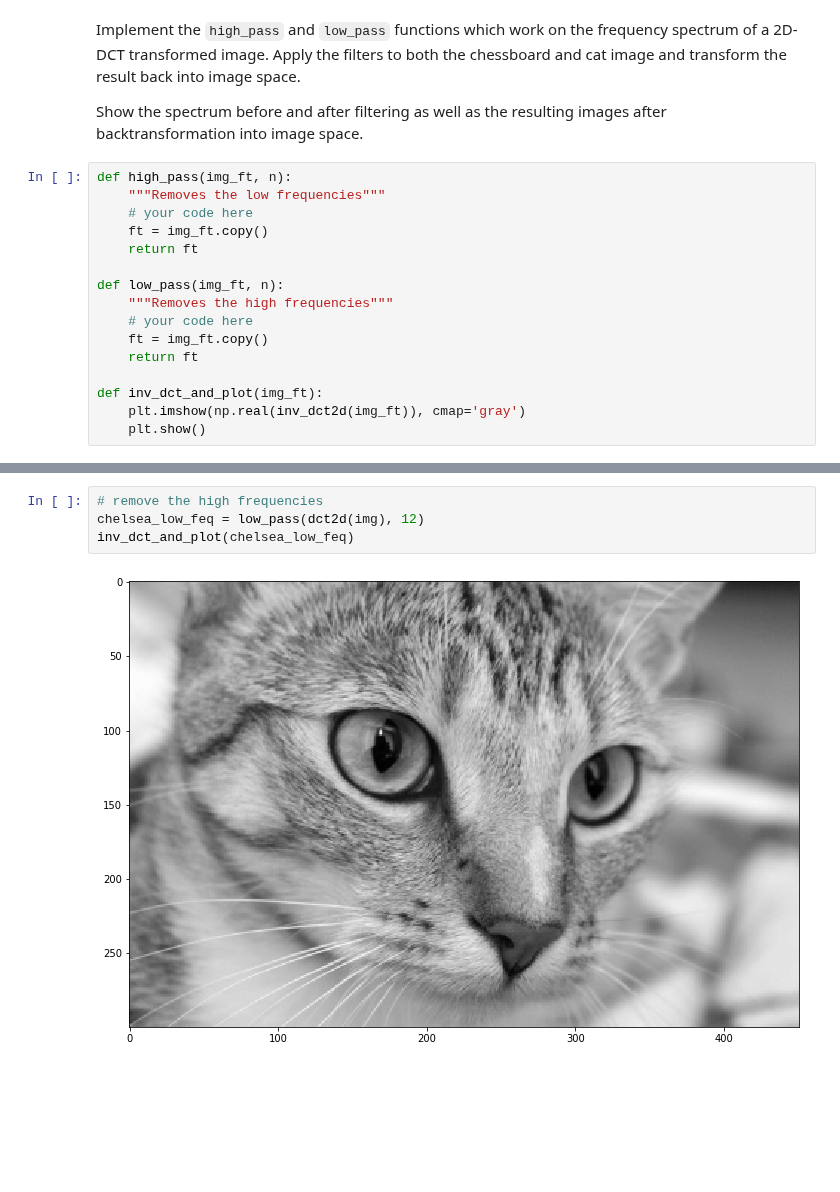
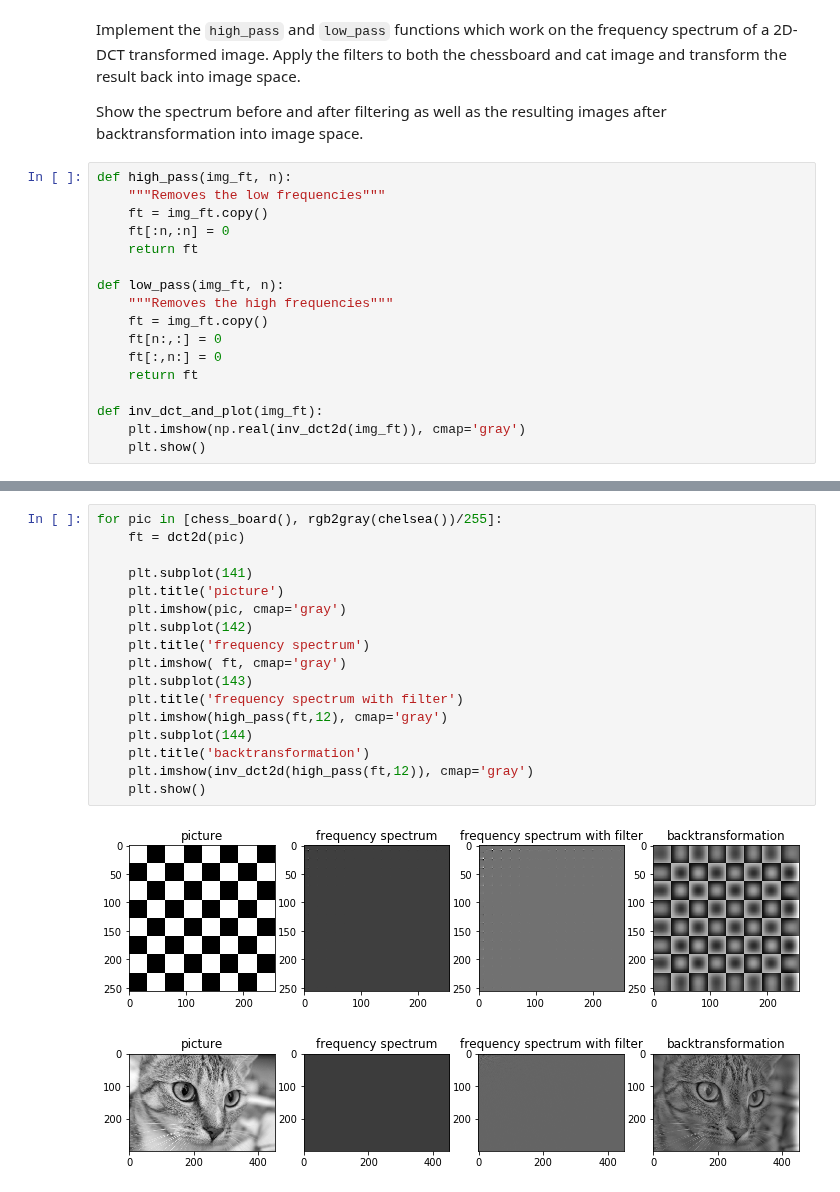
Before and after one commit to Ad96el/Bilderkennung, a Jupyter notebook: assignments/08_assignment.ipynb, the cells around one changed output, grey strips where cells are left out. Drawn from its saved outputs; the diff is of its cells as text; blank space fills up the shorter version.

```diff
--- a/assignments/08_assignment.ipynb
+++ b/assignments/08_assignment.ipynb
@@ -79,14 +92,15 @@ into image space.
 # %%
 def high_pass(img_ft, n):
     """Removes the low frequencies"""
-    # your code here
     ft = img_ft.copy()
+    ft[:n,:n] = 0
     return ft
 
 def low_pass(img_ft, n):
     """Removes the high frequencies"""
-    # your code here
     ft = img_ft.copy()
+    ft[n:,:] = 0
+    ft[:,n:] = 0
     return ft
 
 def inv_dct_and_plot(img_ft):
@@ -102,6 +109,20 @@ inv_dct_and_plot(astro_high_feq)
-# %%
-# remove the high frequencies
-chelsea_low_feq = low_pass(dct2d(img), 12)
-inv_dct_and_plot(chelsea_low_feq)
-# %% [output]
-[figure, removed]
+# %%
+for pic in [chess_board(), rgb2gray(chelsea())/255]:
+    ft = dct2d(pic)
+
+    plt.subplot(141)
+    plt.title('picture')
+    plt.imshow(pic, cmap='gray')
+    plt.subplot(142)
+    plt.title('frequency spectrum')
+    plt.imshow( ft, cmap='gray')
+    plt.subplot(143)
+    plt.title('frequency spectrum with filter')
+    plt.imshow(high_pass(ft,12), cmap='gray')
+    plt.subplot(144)
+    plt.title('backtransformation')
+    plt.imshow(inv_dct2d(high_pass(ft,12)), cmap='gray')
+    plt.show()
+# %% [output]
+[figure, added]
+[figure, added]
```
Also changed, not shown: parts of 4 cells of this notebook, 1 other file.
